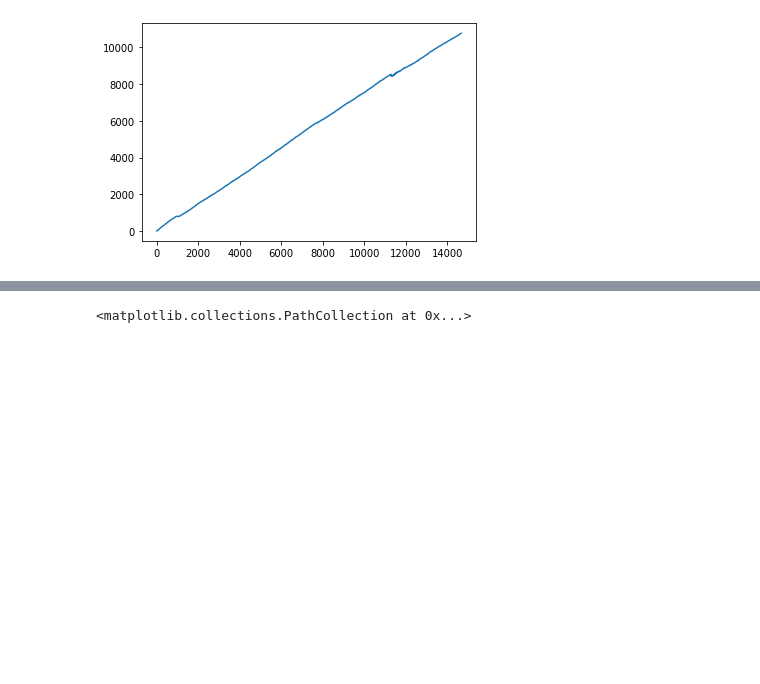
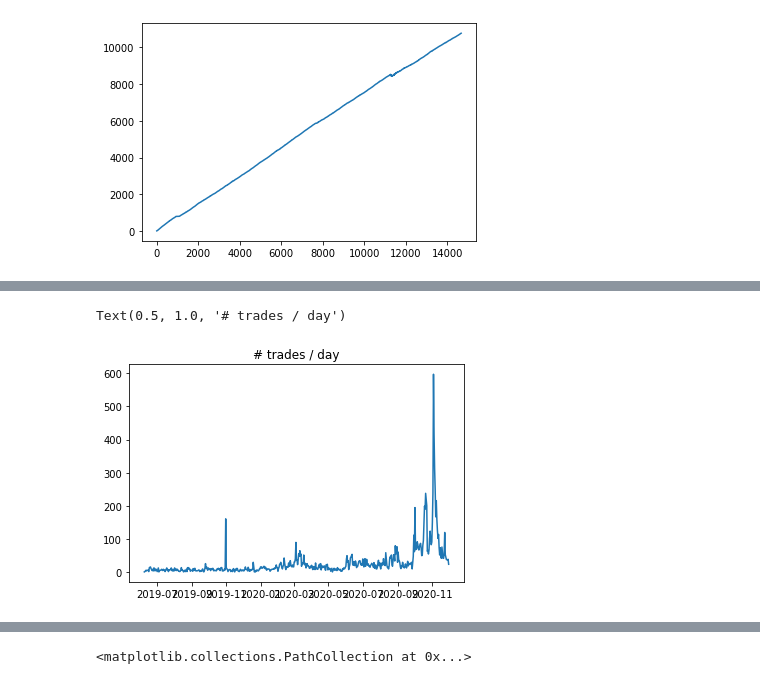
Before and after one commit to zlex7/Predict-Time-Series, a Jupyter notebook: Political Alert Engine Scraping.ipynb, the cells around one changed output, grey strips where cells are left out. Drawn from its saved outputs; the diff is of its cells as text; code cells hidden in the pictures; blank space fills up the shorter version.

```diff
--- a/Political Alert Engine Scraping.ipynb
+++ b/Political Alert Engine Scraping.ipynb
@@ -178,0 +272,6 @@ for ind in range(1,len(dem_df)):
+# %%
+plt.plot(dem_df.groupby(dem_df.index.date)['lastTradePrice'].count())
+plt.title('# trades / day')
+# %% [output]
+Text(0.5, 1.0, '# trades / day')
+[figure, added]
```
Also changed, not shown: parts of 9 cells of this notebook.
